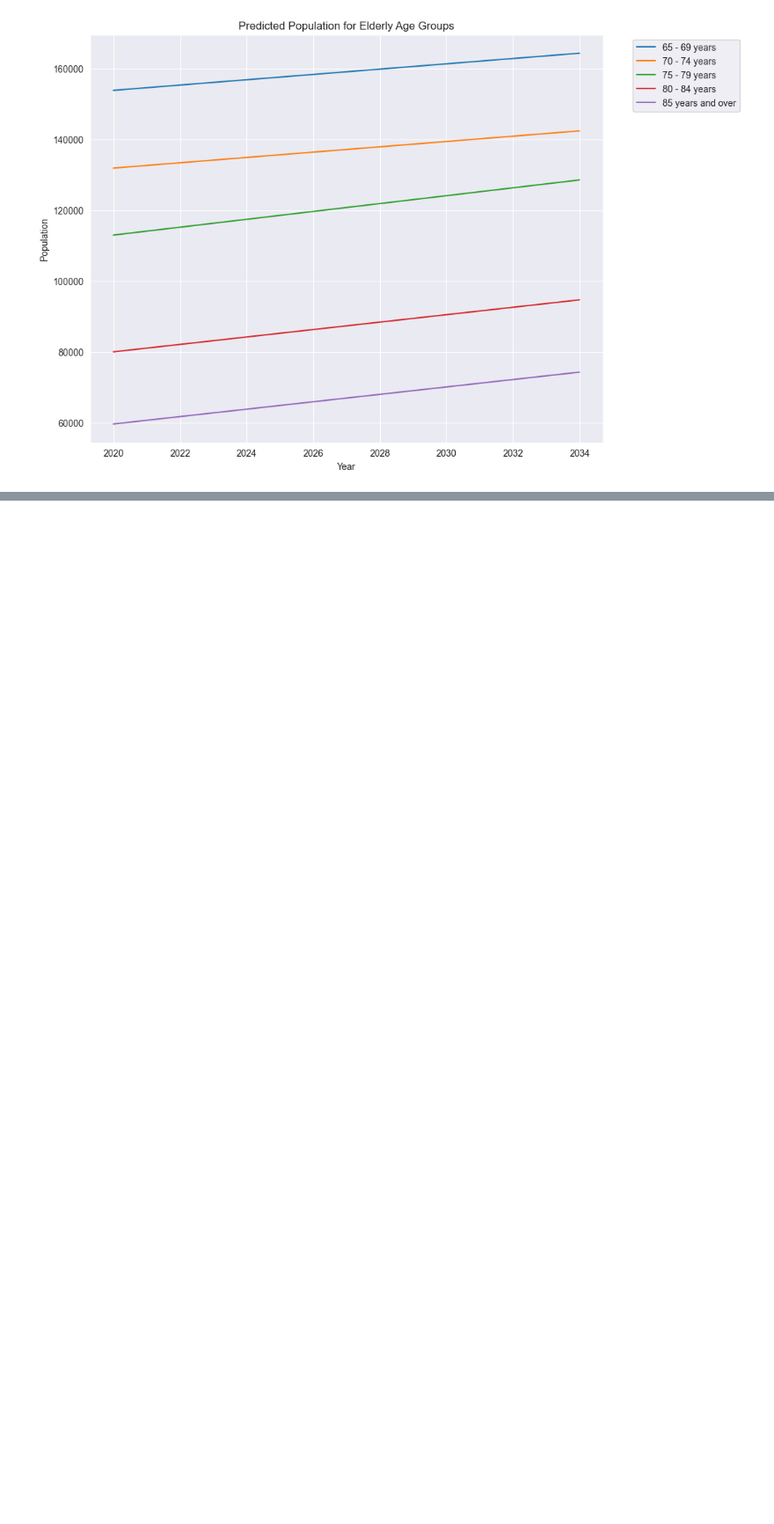
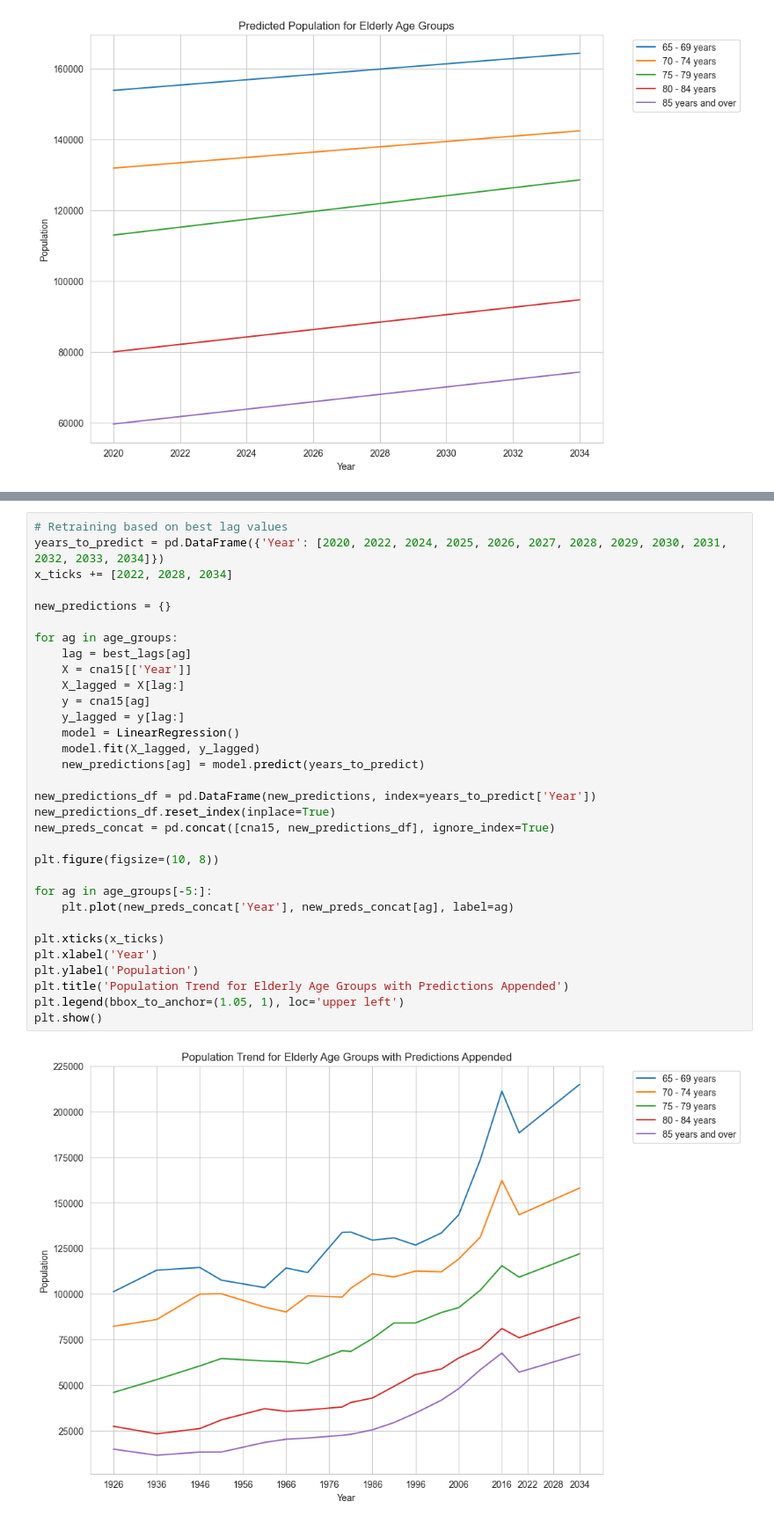
Before and after one commit to oOoOoOo0o/LM051-FYP, a Jupyter notebook: linear-regression/age-groups-lag.ipynb, the cells around one changed output, grey strips where cells are left out. Shown at 88% size. Drawn from its saved outputs; the diff is of its cells as text; blank space fills up the shorter version.

```diff
--- a/linear-regression/age-groups-lag.ipynb
+++ b/linear-regression/age-groups-lag.ipynb
@@ -239,3 +202,37 @@ plt.show()
+# %%
+# Retraining based on best lag values
+years_to_predict = pd.DataFrame({'Year': [2020, 2022, 2024, 2025, 2026, 2027, 2028, 2029, 2030, 2031, 2032, 2033, 2034]})
+x_ticks += [2022, 2028, 2034]
+
+new_predictions = {}
+
+for ag in age_groups:
+    lag = best_lags[ag]
+    X = cna15[['Year']]
+    X_lagged = X[lag:]
+    y = cna15[ag]
+    y_lagged = y[lag:]
+    model = LinearRegression()
+    model.fit(X_lagged, y_lagged)
+    new_predictions[ag] = model.predict(years_to_predict)
+
+new_predictions_df = pd.DataFrame(new_predictions, index=years_to_predict['Year'])
+new_predictions_df.reset_index(inplace=True)
+new_preds_concat = pd.concat([cna15, new_predictions_df], ignore_index=True)
+
+plt.figure(figsize=(10, 8))
+
+for ag in age_groups[-5:]:
+    plt.plot(new_preds_concat['Year'], new_preds_concat[ag], label=ag)
+
+plt.xticks(x_ticks)
+plt.xlabel('Year')
+plt.ylabel('Population')
+plt.title('Population Trend for Elderly Age Groups with Predictions Appended')
+plt.legend(bbox_to_anchor=(1.05, 1), loc='upper left')
+plt.show()
+# %% [output]
+[figure, added]
 # %%
 # Comparing 2022 predicted populations against actual populations
 
```
Also changed, not shown: parts of 6 cells of this notebook.
